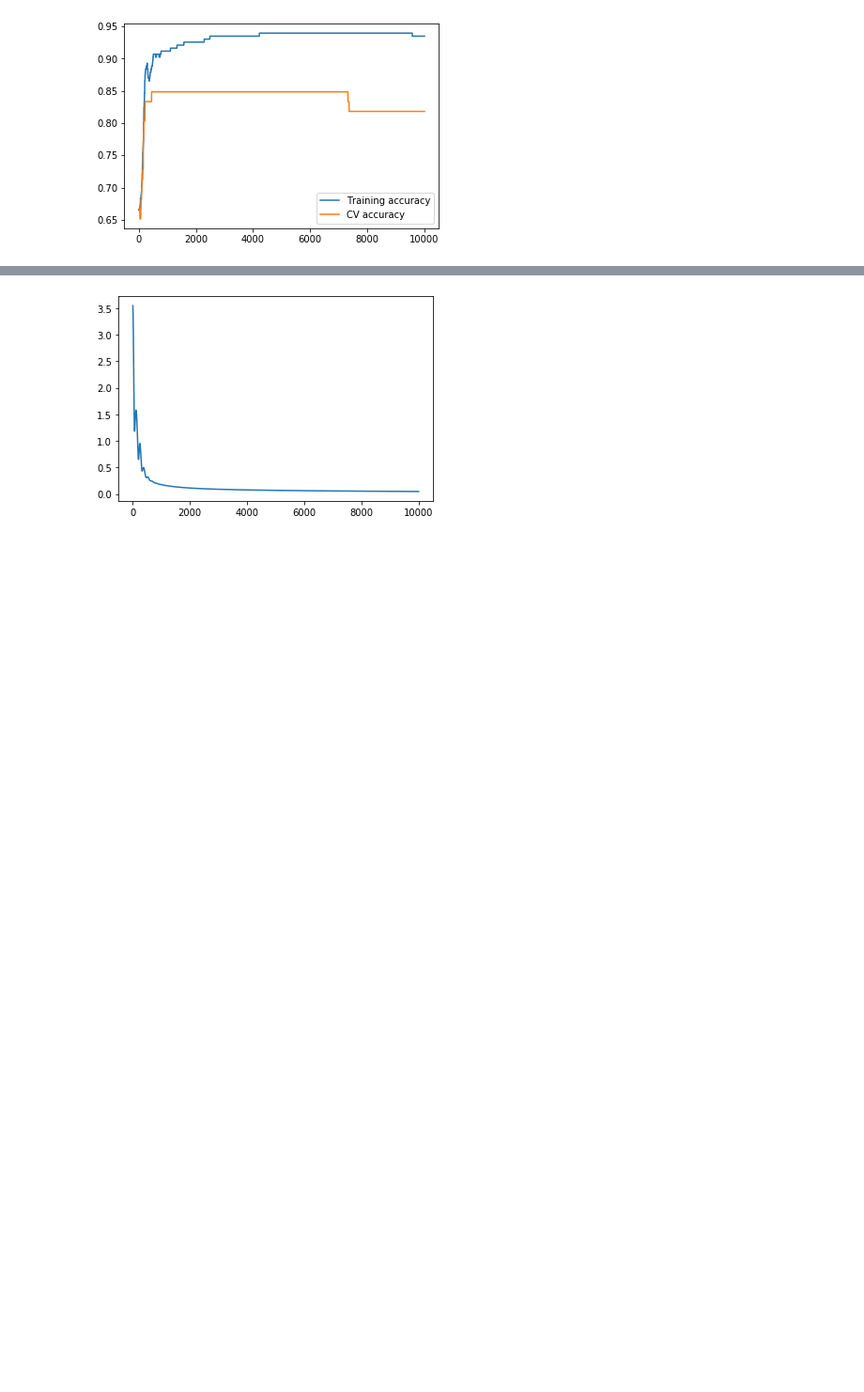
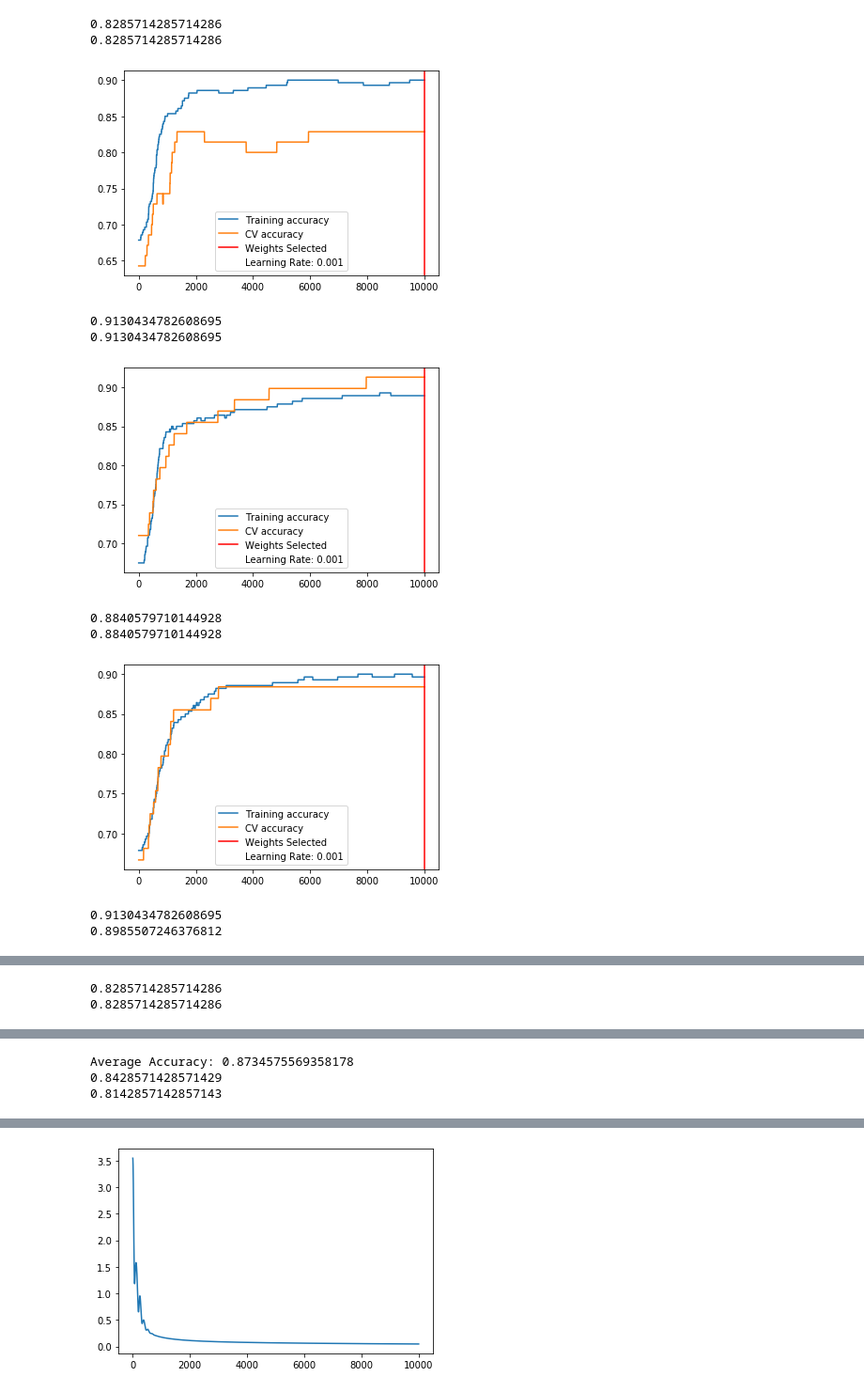
Before and after one commit to ingridxx/COMP551, a Jupyter notebook: Miniproject1/LogisticRegression.ipynb, the cells around one changed output, grey strips where cells are left out. Shown at 94% size. Saved outputs shown, nothing was run; the diff lists cells and outputs as text; code cells hidden in the pictures; blank space fills up the shorter version.

```diff
--- a/Miniproject1/LogisticRegression.ipynb
+++ b/Miniproject1/LogisticRegression.ipynb
@@ -105,9 +108,3 @@ class LogisticRegression:
         test_y = np.reshape(test_y, (-1,1))
 
         return self.accuracy(self.predict(test_X, thetas), test_y)
-# %%
-new_input = pd.read_csv('ionosphere.data', header=None)
-new_input[len(new_input.T)-1] = new_input[len(new_input.T)-1].map({'g': 1, 'b':0})
-new_input.insert(0, column='Bias', value=1)
-log_reg = LogisticRegression(new_input, percentage=0.6)
-print(log_reg.testing_accuracy)
@@ -118,8 +110,0 @@ print(log_reg.testing_accuracy)
-# %%
-plt.figure()
-plt.plot(log_reg.train_acc_values, label = 'Training accuracy')
-plt.plot(log_reg.cv_acc_values, label='CV accuracy')
-plt.legend()
-plt.show()
-# %% [output]
-[figure, removed]
@@ -125,0 +123,58 @@ plt.show()
+# %%
+new_input = pd.read_csv('ionosphere.data', header=None)
+new_input[len(new_input.T)-1] = new_input[len(new_input.T)-1].map({'g': 1, 'b':0})
+new_input.insert(0, column='Bias', value=1)
+new_input = new_input.sample(frac=1)  # randomly shuffles dataset
+
+folds = 5
+accuracies = []
+learning_rate = [0.001, 0.005, 0.01, 0.05, 0.1]
+for lr in learning_rate:
+    for i in range(folds):
+
+        start_bias = 0
+        end_bias = 1
+        if i>0:
+            start_bias = 1  # to exclude last term in previous partition
+        if i >= folds-1:
+            end_bias = 0
+        percentage = 1/folds
+        length = len(new_input[0])
+        test_set = new_input.iloc[int(percentage*(i)*length+start_bias):int(percentage*(i+1)*length), :]
+
+        train_set_1 = new_input.iloc[int(percentage*(i+1)*length)+end_bias:len(new_input[0]), :]
+        train_set_2 = new_input.iloc[0:int(percentage*(i)*length), :]
+        train_set = pd.concat([train_set_1, train_set_2])
+
+        train_X = train_set.iloc[:, :-1]
+        train_y = train_set.iloc[:, -1]
+
+        test_X = test_set.iloc[:, :-1]
+        test_y = test_set.iloc[:, -1]
+
+    # i_train_X, i_train_y, i_test_X, i_test_y = split_data(new_input)
+
+
+        log_reg = LogisticRegression(percentage=0.6, lr = lr)
+        log_reg.fit(train_X.values, train_y.values, test_X.values, test_y.values)
+        accuracies.append(log_reg.cv_acc)
+        plt.figure()
+        plt.plot(log_reg.train_acc_values, label = 'Training accuracy')
+        plt.plot(log_reg.cv_acc_values, label='CV accuracy')
+        plt.axvline(log_reg.select_line, color='r', label='Weights Selected')
+        plt.plot([], [], ' ', label="Learning Rate: "+str(log_reg.learning_rate))
+        plt.legend()
+        plt.show()
+    print("Average Accuracy: "+str(np.mean(accuracies)))
+# %% [output]
+0.8285714285714286
+0.8285714285714286
+[figure, added]
+0.9130434782608695
+0.9130434782608695
+[figure, added]
+0.8840579710144928
+0.8840579710144928
+[figure, added]
+0.9130434782608695
+0.8985507246376812
@@ -125,0 +182,2 @@ plt.show()
+0.8285714285714286
+0.8285714285714286
@@ -125,0 +185,3 @@ plt.show()
+Average Accuracy: 0.8734575569358178
+0.8428571428571429
+0.8142857142857143
```
Also changed, not shown: parts of 8 cells of this notebook.
